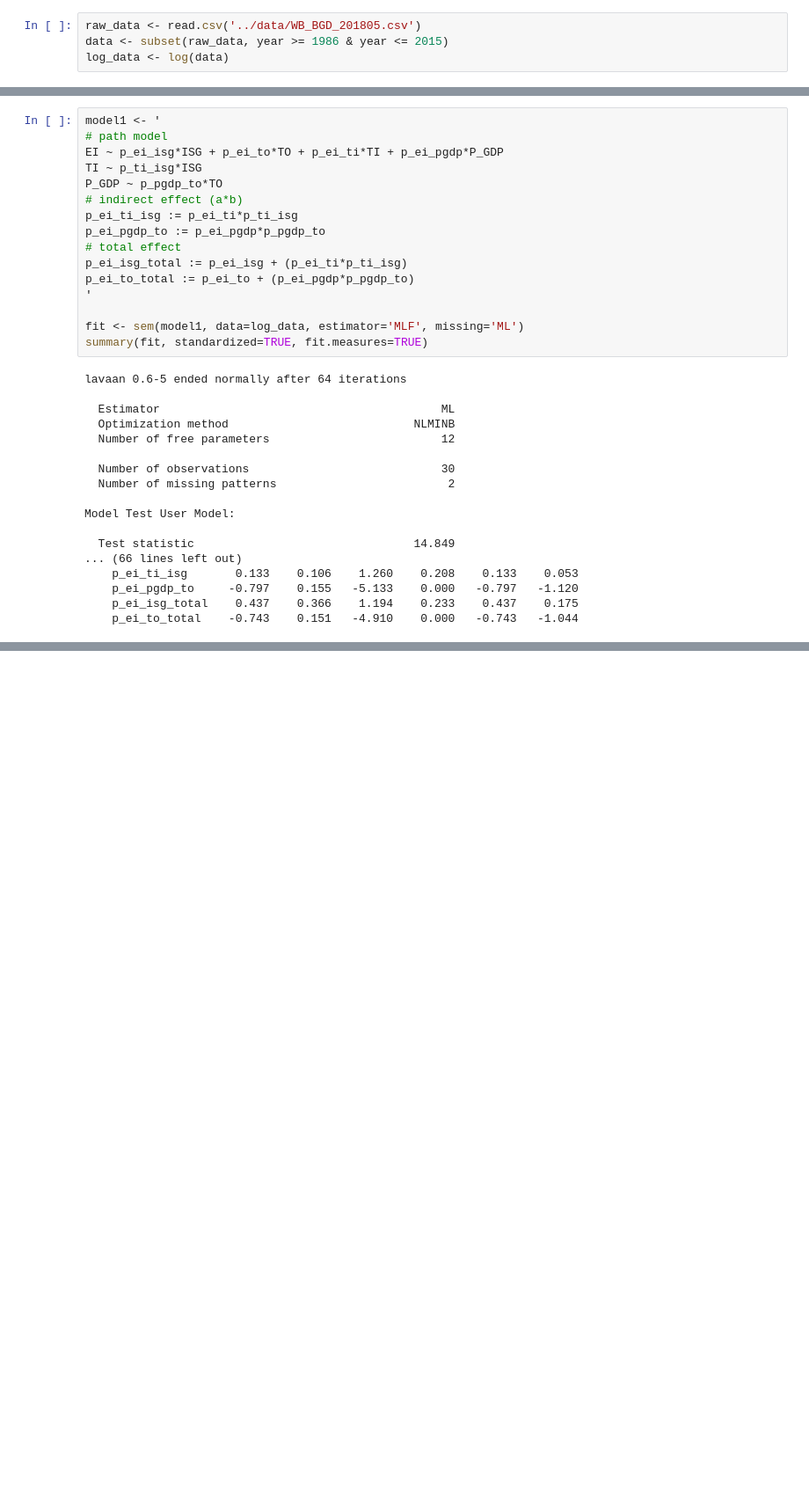
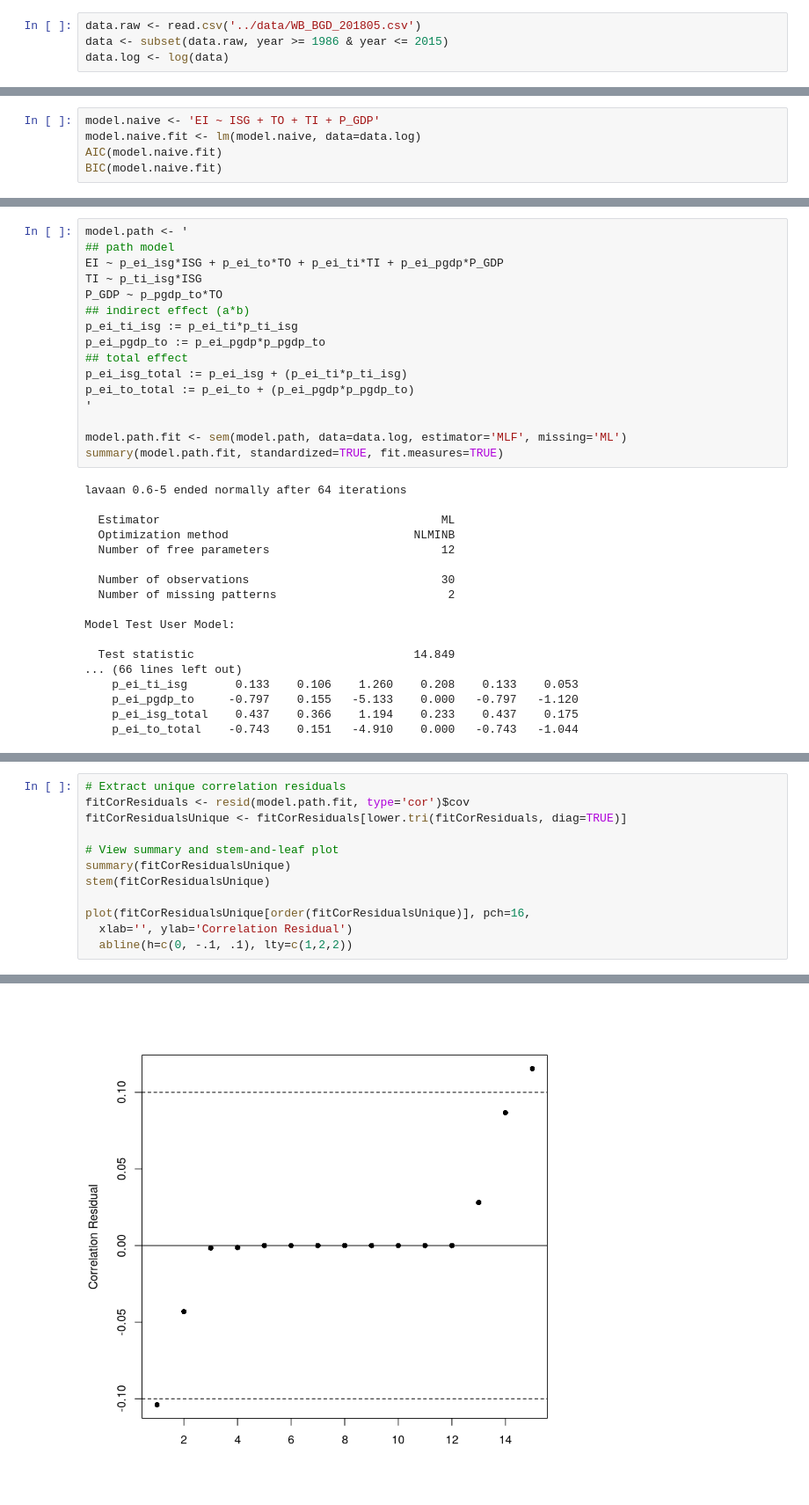
Before and after one commit to drakesiard/em-2020, a Jupyter notebook: analysis/2_path_model.ipynb, the cells around one changed output, grey strips where cells are left out. Shown at 88% size. Cells and saved outputs as stored; diff of their text form; blank space fills up the shorter version.

Commit message:
Update descriptive statistics and initial model

```diff
--- a/analysis/2_path_model.ipynb
+++ b/analysis/2_path_model.ipynb
@@ -3,7 +22,7 @@ library(lavaan)
 # %%
-raw_data <- read.csv('../data/WB_BGD_201805.csv')
-data <- subset(raw_data, year >= 1986 & year <= 2015)
-log_data <- log(data)
+data.raw <- read.csv('../data/WB_BGD_201805.csv')
+data <- subset(data.raw, year >= 1986 & year <= 2015)
+data.log <- log(data)
 # %%
 summary(data)
 order = c('ISG', 'TO', 'TI', 'P_GDP', 'EI')
@@ -34,0 +56,5 @@ A matrix: 5 × 5 of type dbl
+# %%
+model.naive <- 'EI ~ ISG + TO + TI + P_GDP'
+model.naive.fit <- lm(model.naive, data=data.log)
+AIC(model.naive.fit)
+BIC(model.naive.fit)
@@ -35,19 +64,19 @@ A matrix: 5 × 5 of type dbl
 # %%
-model1 <- '
-# path model
+model.path <- '
+## path model
 EI ~ p_ei_isg*ISG + p_ei_to*TO + p_ei_ti*TI + p_ei_pgdp*P_GDP
 TI ~ p_ti_isg*ISG
 P_GDP ~ p_pgdp_to*TO
-# indirect effect (a*b)
+## indirect effect (a*b)
 p_ei_ti_isg := p_ei_ti*p_ti_isg
 p_ei_pgdp_to := p_ei_pgdp*p_pgdp_to
-# total effect
+## total effect
 p_ei_isg_total := p_ei_isg + (p_ei_ti*p_ti_isg)
 p_ei_to_total := p_ei_to + (p_ei_pgdp*p_pgdp_to)
 '
 
-fit <- sem(model1, data=log_data, estimator='MLF', missing='ML')
-summary(fit, standardized=TRUE, fit.measures=TRUE)
+model.path.fit <- sem(model.path, data=data.log, estimator='MLF', missing='ML')
+summary(model.path.fit, standardized=TRUE, fit.measures=TRUE)
 # %% [output]
 lavaan 0.6-5 ended normally after 64 iterations
 
@@ -110,0 +120,13 @@ F-statistic: 51.24 on 1 and 28 DF,  p-value: 8.642e-08
+# %%
+# Extract unique correlation residuals
+fitCorResiduals <- resid(model.path.fit, type='cor')$cov
+fitCorResidualsUnique <- fitCorResiduals[lower.tri(fitCorResiduals, diag=TRUE)]
+
+# View summary and stem-and-leaf plot
+summary(fitCorResidualsUnique)
+stem(fitCorResidualsUnique)
+
+plot(fitCorResidualsUnique[order(fitCorResidualsUnique)], pch=16,
+  xlab='', ylab='Correlation Residual')
+  abline(h=c(0, -.1, .1), lty=c(1,2,2))
+# %% [output]
@@ -110,0 +143 @@ F-statistic: 51.24 on 1 and 28 DF,  p-value: 8.642e-08
+[figure, added]
```
Also changed, not shown: parts of 9 cells of this notebook, 10 other files.
